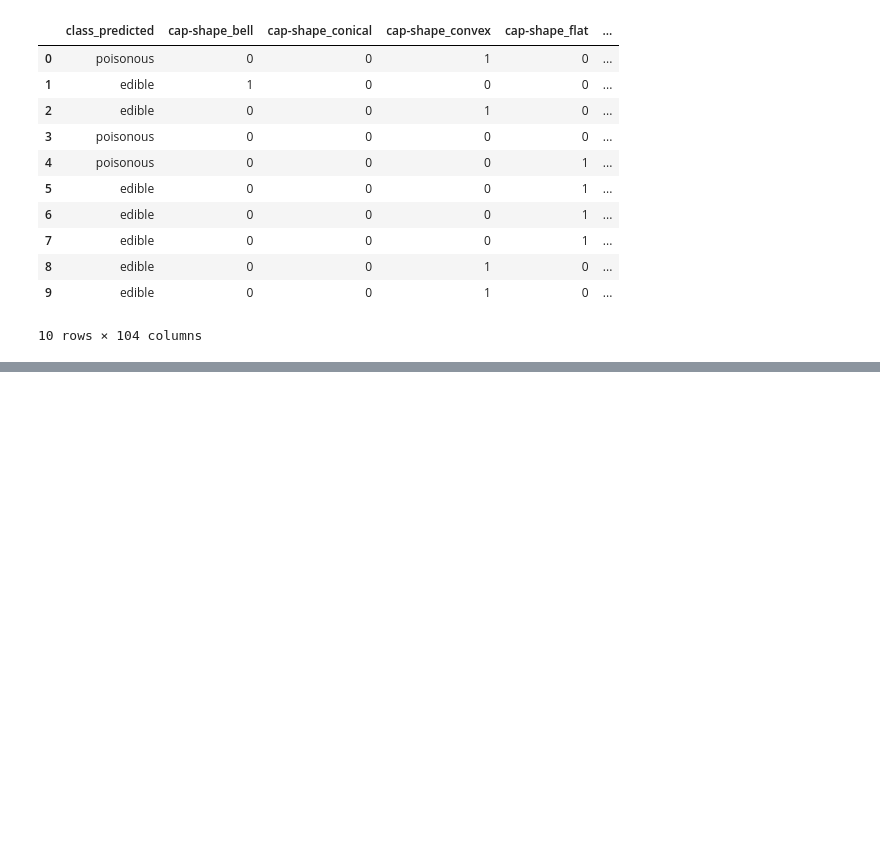
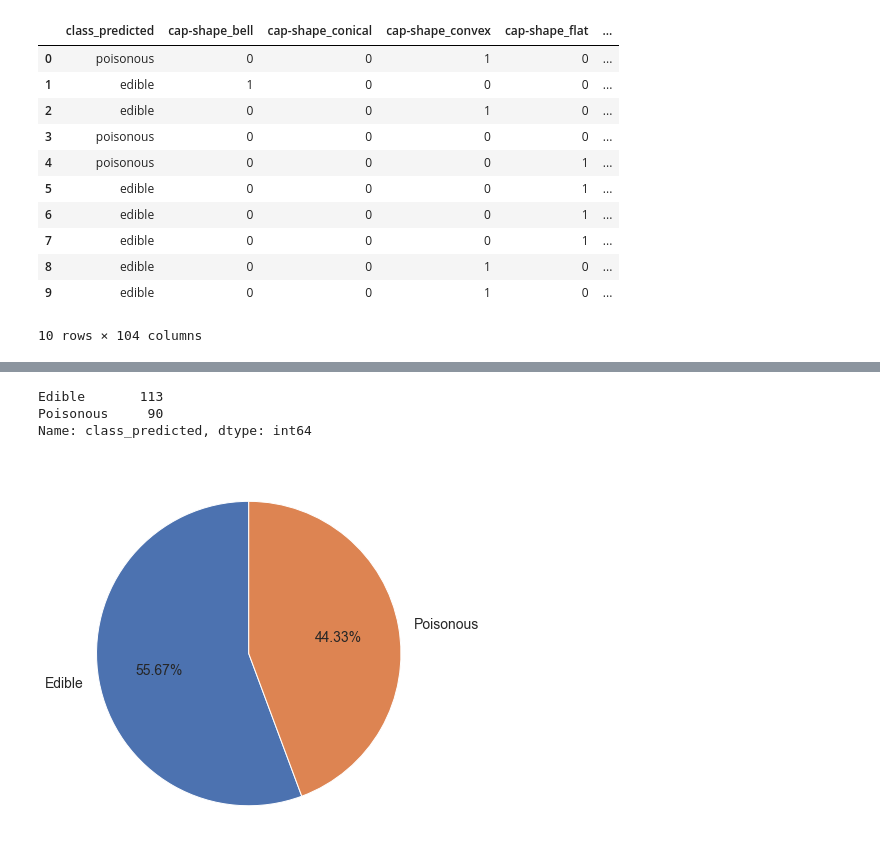
Before and after one commit to csun-data-science-bootcamp-20/Group9, a Jupyter notebook: Mushrooms.ipynb, the cells around one changed output, grey strips where cells are left out. Drawn from its saved outputs; the diff is of its cells as text; code cells hidden in the pictures; blank space fills up the shorter version.

```diff
--- a/Mushrooms.ipynb
+++ b/Mushrooms.ipynb
@@ -701,0 +696,7 @@ plt.show()
+# %%
+# add missing columns into the data_submission_dummies and set values to 0s
+j=0
+for i in missing_cols:
+    data_subm_dumm_raised.insert(data_dummies.columns.get_loc(i), i, 0, True)
+
+data_subm_dumm_raised.shape
@@ -701,0 +705,4 @@ plt.show()
+# %%
+X = np.array(data_dummies.drop(columns=['class'],axis=1))
+Y = data_dummies['class']
+X.shape, data_subm_dumm_raised.drop(columns=['class_predicted'],axis=1).shape  # check number of columns
@@ -701,0 +755,6 @@ plt.show()
+# %%
+# update class_predicted column (although it is >99% chance that it did not change)
+
+class_col_kfold=['Poisonous' if x==1 else 'Edible' for x in class_col_kfold]
+data_subm_dumm_raised['class_predicted'] = class_col_kfold
+data_subm_dumm_raised[:5]
@@ -701,0 +769,19 @@ plt.show()
+# %%
+class_predicted = data_subm_dumm_raised['class_predicted'].value_counts()
+print(class_predicted)
+# %% [output]
+Edible       113
+Poisonous     90
+Name: class_predicted, dtype: int64
+# %%
+plt.pie(class_predicted,
+        labels=['Edible', 'Poisonous'],
+        startangle=90,
+        autopct='%1.2f%%',
+        textprops={'fontsize': 14})
+
+fig = plt.gcf()
+fig.set_size_inches(7,7)
+plt.show()
+# %% [output]
+[figure, added]
```
Also changed, not shown: parts of 93 cells of this notebook, 1 other file.
